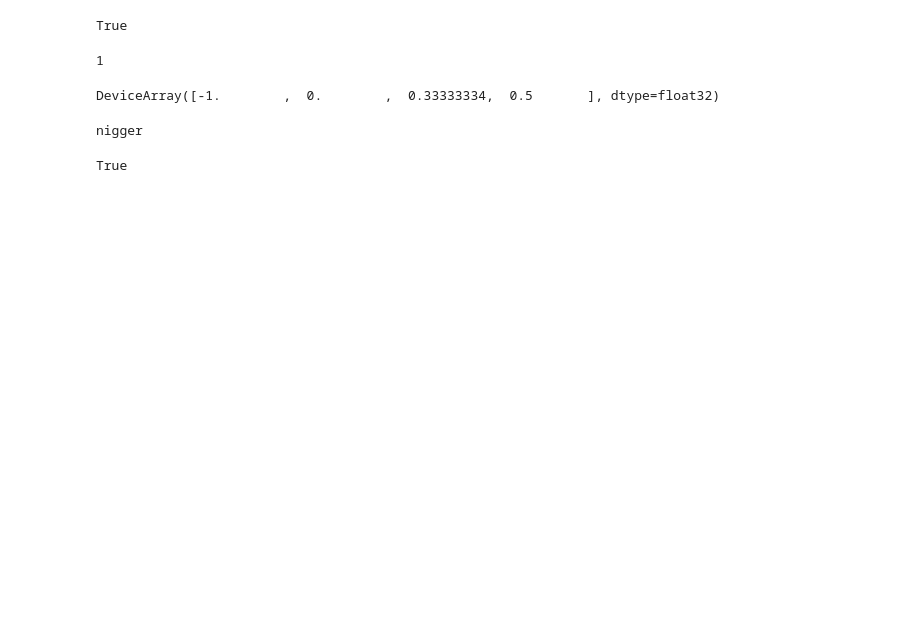
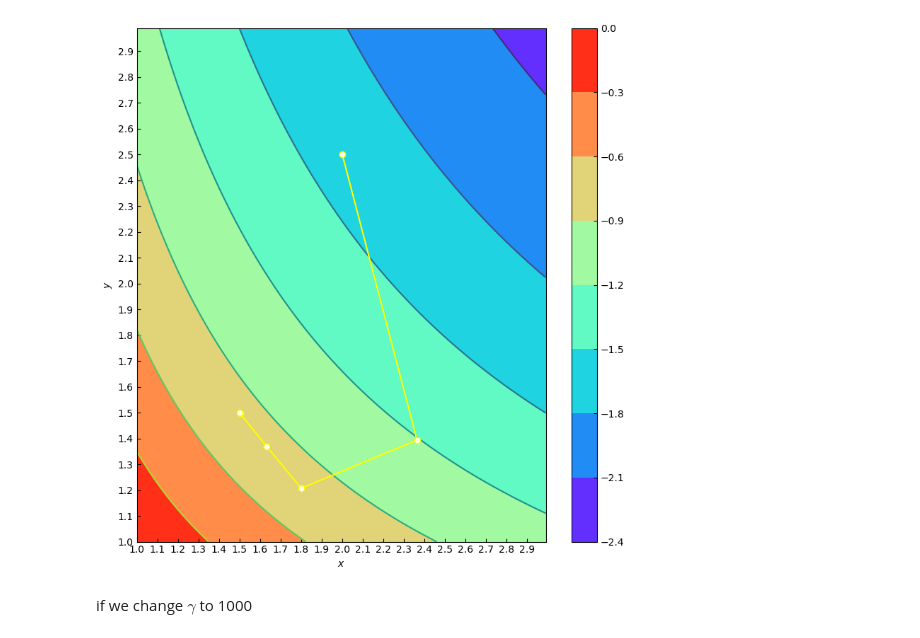
Before and after one commit to Schnabel-8/ipm, a Jupyter notebook: IPM.ipynb, the cells around one changed output. Cells and saved outputs as stored; diff of their text form; code cells hidden in the pictures; blank space fills up the shorter version.

```diff
--- a/IPM.ipynb
+++ b/IPM.ipynb
@@ -10,15 +16,0 @@ import math
-# %%
-def f(x):
-    return [-sum(x**2),-sum(x**3)]
-def f2(x):
-    return sum(x**2)
-fh=hessian(f)
-a=jnp.array([1.,2.,3.,4.])
-g=lambda x:sum(fh(x))
-sum(fh(jnp.array([1.,2.,3.,4.])))
-g(jnp.array([1.,2.,3.,4.]))
-fj=jacfwd(f)
-A=np.vstack(fj(a))
-np.shape(A)
-np.hstack([a,1.2])
-np.shape(f(a))[0]
@@ -131,18 +154,11 @@ def IPM(f,cons,A,b,x0,lmd=0.1,gamma=2,epsf=1e-4,eps=1e-4,beta=0.5,tau=0.01):
 # %%
-def rosen(x):
-    """The Rosenbrock function"""
-    return x[0]**2+x[1]**2
-
-def cons(x):
-    return [x[0]**2+x[1]**2-1]
-A=np.array([[1.,-1.]])
-b=np.array([0.])
-x0=np.array([0.5, 0.5])
-x=IPM(rosen,cons,A,b,x0)
+def f2(x):
+    return -jnp.log(x[0])-jnp.log(x[1])
+def cons2(x):
+    return [(x[0]-2)**2+(x[1]-2)**2-1]
+A=np.array([[1.,1.]])
+b=np.array([3.])
+x0=np.array([2., 2.5])
+[x,hashcode]=IPM(f2,cons2,A,b,x0,0.1,2)
 print(x)
-#print(np.shape(x0))
-#cons_hess=hessian(cons)
-#lmd=np.array([1.,2.,3.])
-#print(cons_hess(x0))
-#print(np.average(cons_hess(x0),axis=0,weights=lmd)*(sum(lmd)/3))
 # %% [output]
@@ -184,25 +170,8 @@ np.linalg.norm(a,1)
-# %%
-(1>0)&(2>1)
-# %% [output]
-True
-# %%
-b=a-2
-(b<0)*b*a
-min(1,2)
-# %% [output]
-1
-# %%
-c=np.where(b==0)
-np.delete(b,c)
-b/a
-# %% [output]
-DeviceArray([-1.        ,  0.        ,  0.33333334,  0.5       ], dtype=float32)
-# %%
-if np.sum(b<0,0)>0:
-    print("nigger")
-# %% [output]
-nigger
-# %%
-False==0
-# %% [output]
-True
+# %%
+def f2_proxy(x,y):
+    return f2(np.array([x,y]))
+myplot(f2_proxy,hashcode,1,3,1,3)
+# %% [output]
+[figure, added]
+# %% [markdown]
+if we change $\gamma$ to 1000
```
Also changed, not shown: parts of 27 cells of this notebook, 5 other files.
